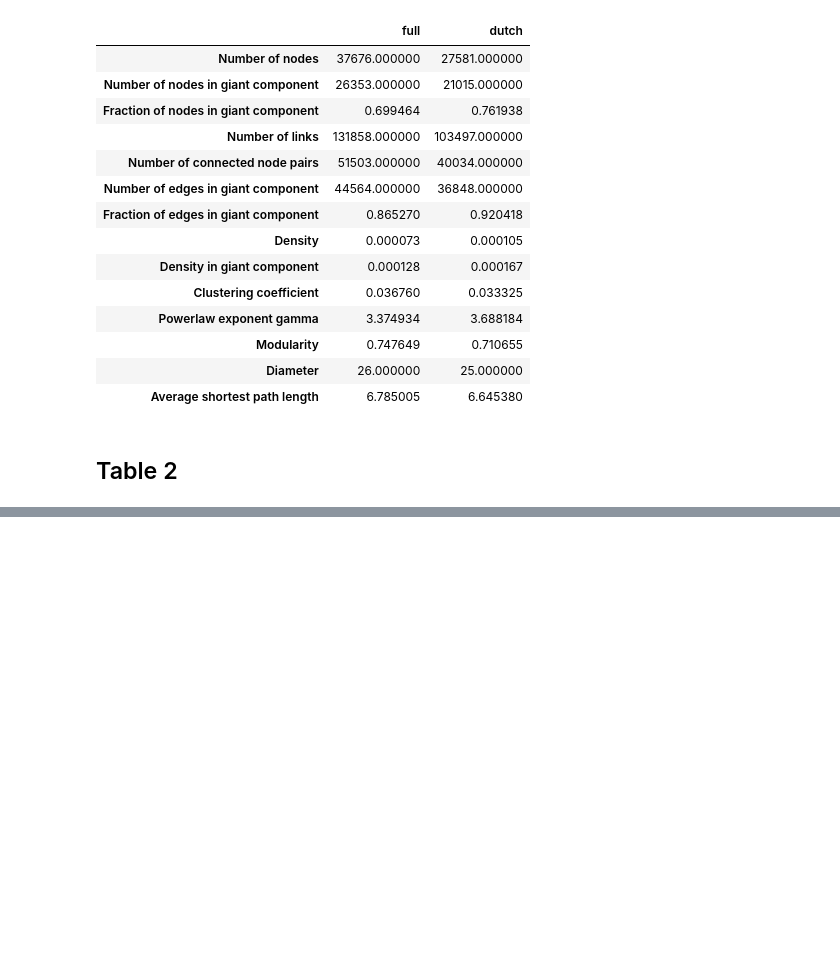
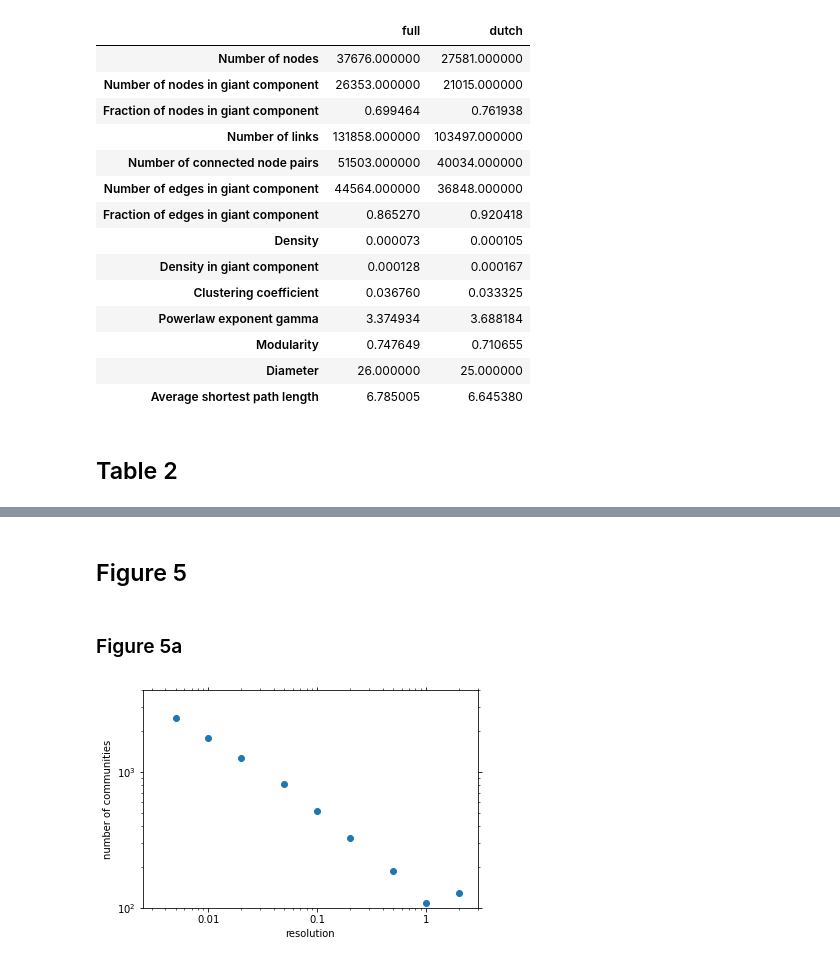
Before and after one commit to gerritjandebruin/truck-codriving, a Jupyter notebook: notebooks/04-gj-figures.ipynb, the cells around one changed output, grey strips where cells are left out. Drawn from its saved outputs; the diff is of its cells as text; code cells hidden in the pictures; blank space fills up the shorter version.

```diff
--- a/notebooks/04-gj-figures.ipynb
+++ b/notebooks/04-gj-figures.ipynb
@@ -345,3 +349,26 @@ pd.DataFrame(dict(full=full, dutch=dutch))
 | Average shortest path length | 6.785005 | 6.645380 |
 # %% [markdown]
 ## Table 2
+# %%
+with open(network_file, 'rb') as file:
+    g = pickle.load(file)
+with open(dutch_network_file, 'rb') as file:
+    dg = pickle.load(file)
+
+assortativity = {
+    'full': {
+        'degree': nx.degree_assortativity_coefficient(g, weight='weight')
+    },
+    'dutch': {
+        'degree': nx.degree_assortativity_coefficient(dg, weight='weight')
+    }
+}
+for attribute in ['country', 'v_median', 'nl', 'l_max']:
+    assortativity['full'][attribute] = nx.attribute_assortativity_coefficient(g, attribute)
+
+attributes = [
+    'nl', 'v_median', 'l_max', 'city', 'm_empty', 'm_max', 'capacity', 'company', 'regdate', 'zip1',
+    'zip2', 'zip3', 'zip4'
+]
+for attribute in attributes:
+    assortativity['dutch'][attribute] = nx.attribute_assortativity_coefficient(dg, attribute)
@@ -347,0 +414,27 @@ pd.DataFrame(dict(full=full, dutch=dutch))
+# %% [markdown]
+## Figure 5
+# %%
+from community import best_partition, modularity
+
+with open(network_file, 'rb') as file:
+    g = pickle.load(file)
+gc = src.network.giant_component.giant_component(g)
+
+partitions = {
+    r: best_partition(gc, resolution=r)
+    for r in tqdm([5e-3, .01, .02, .05, .1, .2, .5, 1, 2])
+}
+# %% [markdown]
+### Figure 5a
+# %%
+number_of_communities = pd.Series({r: max(p.values()) for r, p in partitions.items()})
+with matplotlib.rc_context({'xtick.top': True, 'ytick.right': True, }):
+    ax = number_of_communities.plot(
+        marker='o', ls='', loglog=True, xlim=(2.5e-3, 3), ylim=(100,4000),
+        xlabel='resolution', ylabel='number of communities'
+    )
+    ax.set_xticks([.01, .1, 1])
+    ax.set_xticklabels([.01, .1, 1])
+    plt.savefig(figure_file + '5a.pdf')
+# %% [output]
+[figure, added]
```
Also changed, not shown: parts of 14 cells of this notebook, 8 other files.
